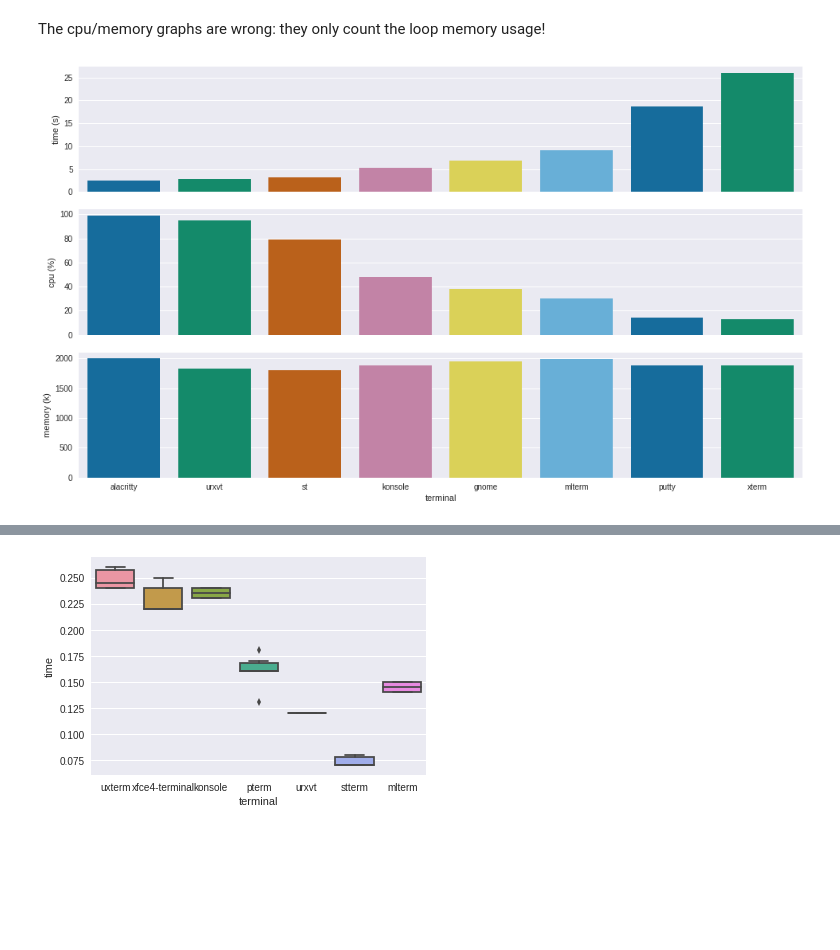
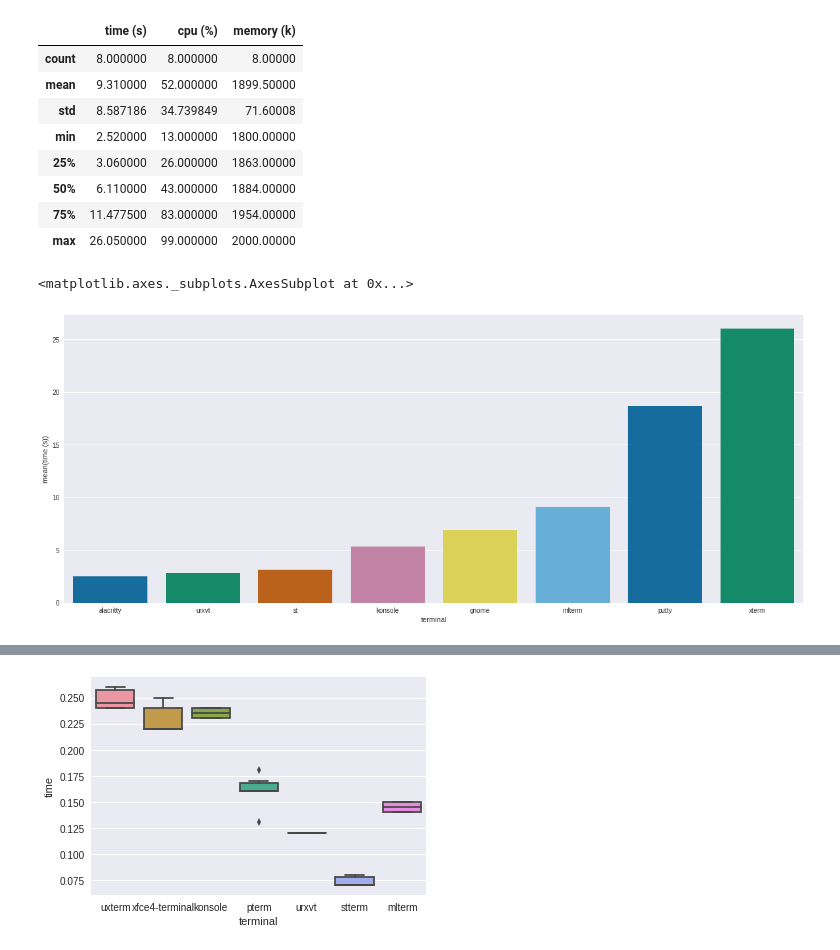
Before and after one commit to anarcat/terms-benchmarks, a Jupyter notebook: benchmarks.ipynb, the cells around one changed output, grey strips where cells are left out. Drawn from its saved outputs; the diff is of its cells as text; code cells hidden in the pictures; blank space fills up the shorter version.

```diff
--- a/benchmarks.ipynb
+++ b/benchmarks.ipynb
@@ -7,8 +8,6 @@ import seaborn as sns
 
 FIG_WIDTH=20
 FIG_HEIGTH=8
-# %% [markdown]
-The cpu/memory graphs are wrong: they only count the loop memory usage!
 # %%
 resources = pandas.read_csv('performance.csv')
 
@@ -24,15 +23,32 @@ for terminal in ignored_terms:
     resources = resources[resources.terminal != terminal]  # rare
 resources = resources.sort_values(by='time (s)')
 resources.sort_values(by='time (s)')
-
-g = sns.PairGrid(resources,
-                 x_vars='terminal',
-                 y_vars=['time (s)', 'cpu (%)', 'memory (k)'])
-g.map(sns.barplot, palette="colorblind")
-g.fig.set_figwidth(FIG_WIDTH)
-g.fig.set_figheight(FIG_HEIGTH)
+resources.describe()
 # %% [output]
-[figure, removed]
+|  | time (s) | cpu (%) | memory (k) |
+| count | 8.000000 | 8.000000 | 8.00000 |
+| mean | 9.310000 | 52.000000 | 1899.50000 |
+| std | 8.587186 | 34.739849 | 71.60008 |
+| min | 2.520000 | 13.000000 | 1800.00000 |
+| 25% | 3.060000 | 26.000000 | 1863.00000 |
+| 50% | 6.110000 | 43.000000 | 1884.00000 |
+| 75% | 11.477500 | 83.000000 | 1954.00000 |
+| max | 26.050000 | 99.000000 | 2000.00000 |
+# %%
+fig, _ = plt.subplots()
+fig.set_figwidth(FIG_WIDTH)
+fig.set_figheight(FIG_HEIGTH)
+
+sns.barplot(data=resources, x='terminal', y='time (s)', palette='colorblind')
+#g = sns.PairGrid(resources,
+#                 x_vars='terminal',
+#                 y_vars=['time (s)', 'cpu (%)', 'memory (k)'])
+#g.map(sns.barplot, palette="colorblind")
+#g.fig.set_figwidth(FIG_WIDTH)
+#g.fig.set_figheight(FIG_HEIGTH)
+# %% [output]
+<matplotlib.axes._subplots.AxesSubplot at 0x...>
+[figure, added]
 # %%
 latency = pandas.read_csv('latency-all.csv')
 
```
Also changed, not shown: parts of 7 cells of this notebook.
